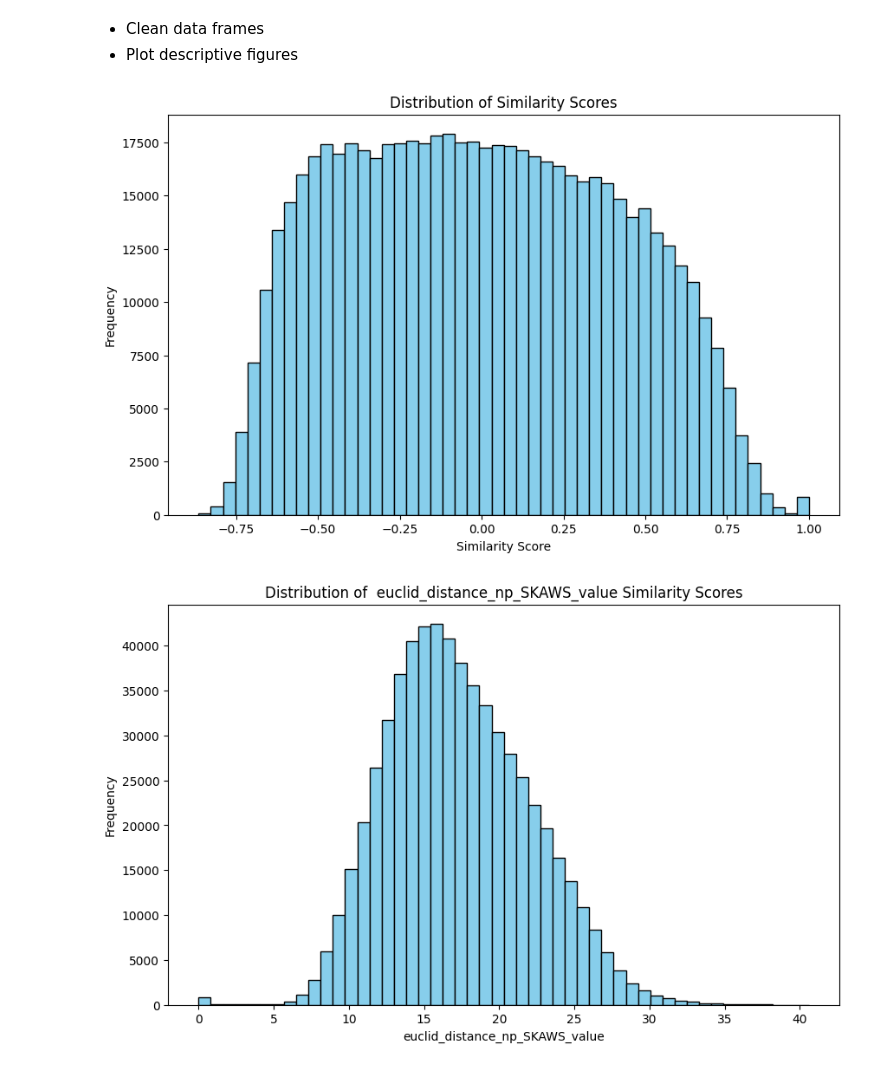
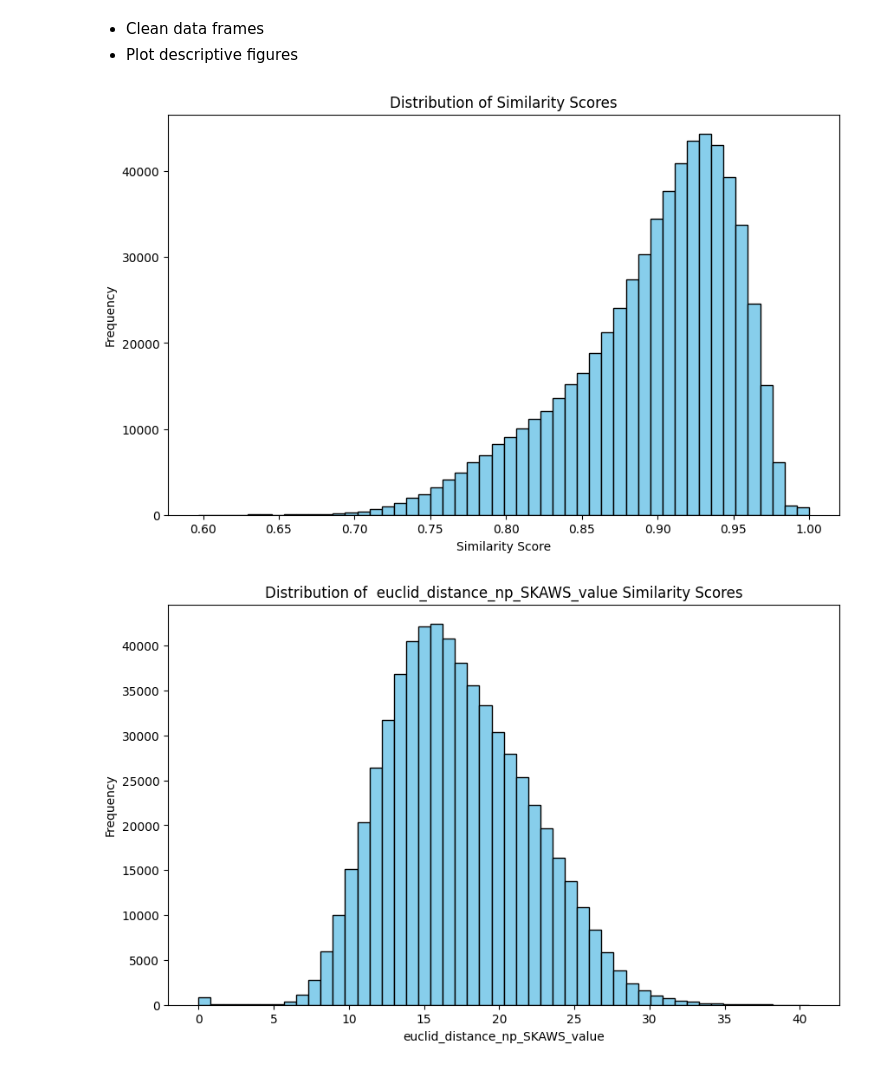
Before and after one commit to lindseylacey/EDA, a Jupyter notebook: notebooks/CII2/skaw_similarity_lightcast.ipynb, the cells around one changed output. Drawn from its saved outputs; the diff is of its cells as text; code cells hidden in the pictures.

```diff
--- a/notebooks/CII2/skaw_similarity_lightcast.ipynb
+++ b/notebooks/CII2/skaw_similarity_lightcast.ipynb
@@ -42,8 +42,8 @@ def repair_excel_corrupted_soc(value):
     return text
 # %%
 # Dataframe imports
-excel_path = r"C:\Users\linds\OneDrive\Documents\CII2 Multi-site\graded_rows_human_coder.xlsx"
-similarity_path = r"C:\Users\linds\OneDrive\Documents\CII2 Multi-site\merged_similarity_scores_updated_09252025.csv"
+excel_path = r"C:\Users\linds\OneDrive\Documents\CII2 Multi-site\1058 rows graded Final.xlsx"
+similarity_path = r"C:\Users\linds\OneDrive\Documents\CII2 Multi-site\merged_similarity_scores_updated_04132026.csv"
 
 df_coded = pd.read_excel(
     excel_path,
@@ -65,13 +65,13 @@ Rows with non-standard ONET_2019 after import: 0
 - Plot descriptive figures
 # %%
 plt.figure(figsize=(10,6))
-plt.hist(df_sim_metrics['cosine_SKAWS_value'], bins=50, color='skyblue', edgecolor='black')
+plt.hist(df_sim_metrics['original_cosine_SKAWS_value'], bins=50, color='skyblue', edgecolor='black')
 plt.title('Distribution of Similarity Scores')
 plt.xlabel('Similarity Score')
 plt.ylabel('Frequency')
 plt.show()
 # %% [output]
-[figure, old version]
+[figure, new version]
 # %%
 plt.figure(figsize=(10,6))
 plt.hist(df_sim_metrics['Euclid_distance_np_SKAWS_value'], bins=50, color='skyblue', edgecolor='black')
```
Also changed, not shown: parts of 27 cells of this notebook, 15 other files.
